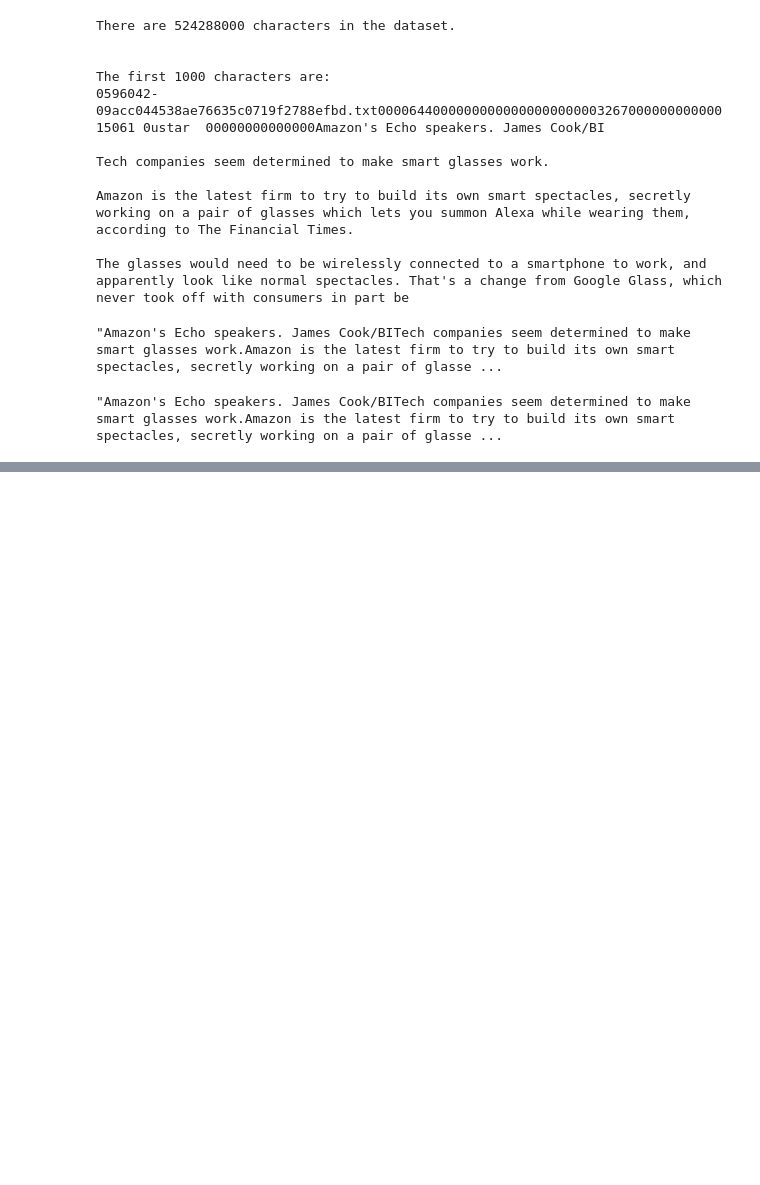
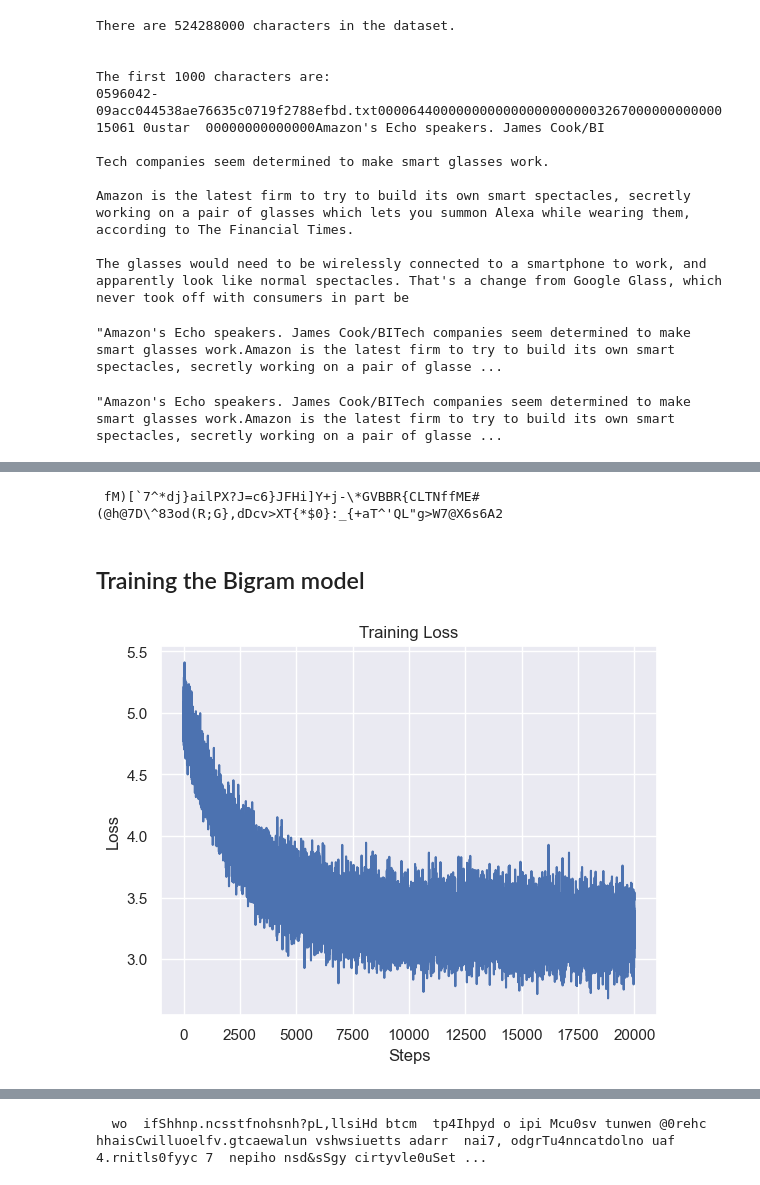
Before and after one commit to Harri200191/MachineLearningHardCoded, a Jupyter notebook: MyOwnGPT/Transformer_withPytorch.ipynb, the cells around one changed output, grey strips where cells are left out. Cells and saved outputs as stored; diff of their text form; code cells hidden in the pictures; blank space fills up the shorter version.

Commit message:
Created a simple Bigram language model for the data

```diff
--- a/MyOwnGPT/Transformer_withPytorch.ipynb
+++ b/MyOwnGPT/Transformer_withPytorch.ipynb
@@ -54,0 +146,7 @@ text[:1000]
+# %%
+x = train_values[:BLOCK_SIZE]
+y = train_values[1:BLOCK_SIZE+1]
+for t in range(BLOCK_SIZE):
+    context = x[:t+1]
+    target = y[t]
+    print(f"when input is {context} the target: {target}")
@@ -54,0 +166,17 @@ text[:1000]
+# %%
+def get_batch(split):
+    if split == 'train':
+        data = train_values
+    else:
+        data = validation_values
+
+    # This line of code generates random integers (ix) in the range from 0 to the length of the data tensor minus BLOCK_SIZE
+    ix = torch.randint(high = len(data) - BLOCK_SIZE, size= (BATCH_SIZE,))
+
+    # for each i in ix, we get the next BLOCK_SIZE tokens as input and target
+    x = torch.stack([data[i:i+BLOCK_SIZE] for i in ix])
+    y = torch.stack([data[i+1:i+BLOCK_SIZE+1] for i in ix])
+    x,y = x.to(DEVICE), y.to(DEVICE)
+    return x, y
+
+xb, yb = get_batch('train')
@@ -54,0 +273,30 @@ text[:1000]
+# %%
+fin = positional_decoder(BLModel.generate(idx = torch.zeros((1, 1), device=DEVICE, dtype=torch.long), max_new_tokens=100)[0].tolist())
+print(fin)
+# %% [output]
+ fM)[`7^*dj}ailPX?J=c6}JFHi]Y+j-\*GVBBR{CLTNffME#(@h@7D\^83od(R;G},dDcv>XT{*$0}:_{+aT^'QL"g>W7@X6s6A2
+# %% [markdown]
+## Training the Bigram model
+# %%
+optimizer = torch.optim.AdamW(BLModel.parameters(), lr=1e-3)
+
+counter = []
+losses = []
+for steps in range(20000):
+    xb, yb = get_batch('train')
+    logits, loss = BLModel(xb, yb)
+    optimizer.zero_grad(set_to_none=True)
+    loss.backward()
+    optimizer.step()
+
+    counter.append(steps)
+    losses.append(loss.item())
+
+plt.plot(counter, losses)
+plt.xlabel("Steps")
+plt.ylabel("Loss")
+plt.title("Training Loss")
+plt.show()
+print("Ultimate Final Loss: ", loss.item())
+# %% [output]
+[figure, added]
@@ -54,0 +304,4 @@ text[:1000]
+# %%
+print(positional_decoder(BLModel.generate(idx = torch.zeros((1, 1),device=DEVICE, dtype=torch.long), max_new_tokens=400)[0].tolist()))
+# %% [output]
+  wo  ifShhnp.ncsstfnohsnh?pL,llsiHd btcm  tp4Ihpyd o ipi Mcu0sv tunwen @0rehc hhaisCwilluoelfv.gtcaewalun vshwsiuetts adarr  nai7, odgrTu4nncatdolno uaf 4.rnitls0fyyc 7  nepiho nsd&sSgy cirtyvle0uSet ...
```
Also changed, not shown: parts of 19 cells of this notebook, 1 other file.
